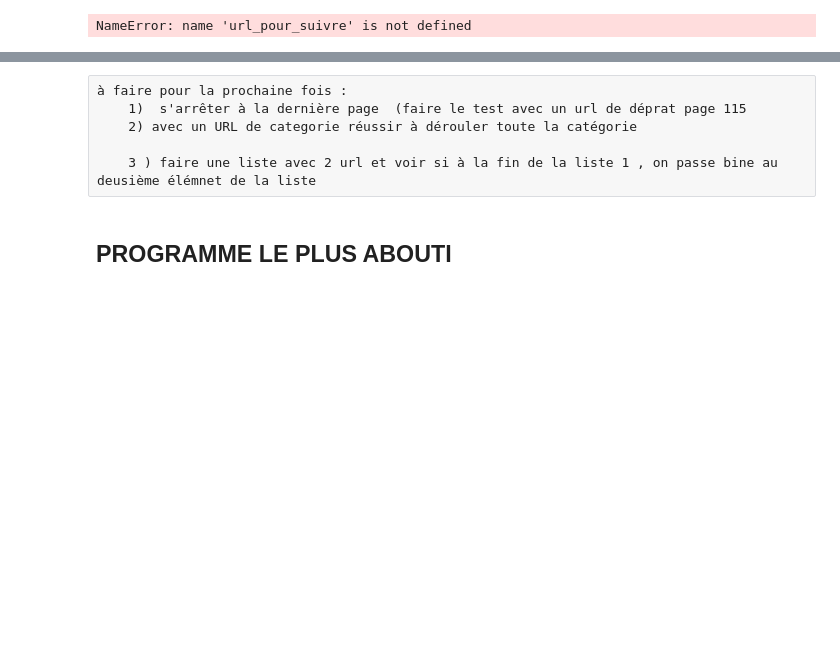
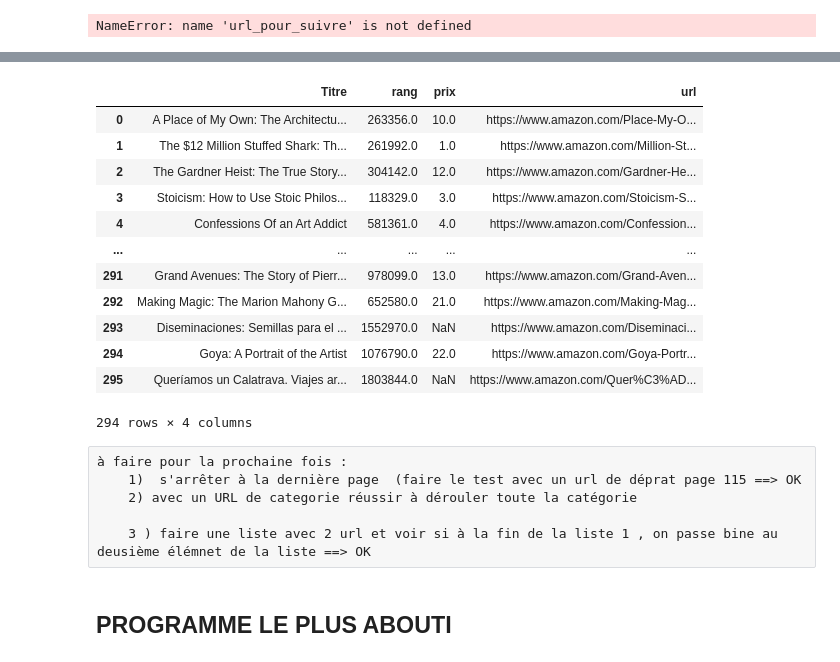
Before and after one commit to thomasgassin/kindle-scrapper, a Jupyter notebook: notebooks/NoteBook.ipynb, the cells around one changed output, grey strips where cells are left out. Drawn from its saved outputs; the diff is of its cells as text; code cells hidden in the pictures; blank space fills up the shorter version.

```diff
--- a/notebooks/NoteBook.ipynb
+++ b/notebooks/NoteBook.ipynb
@@ -254,9 +270,27 @@ data
+# %%
+data2 = data.drop_duplicates()
+# %%
+pd.DataFrame(data2)
+# %% [output]
+|  | Titre | rang | prix | url |
+| 0 | A Place of My Own: The Architectu... | 263356.0 | 10.0 | https://www.amazon.com/Place-My-O... |
+| 1 | The $12 Million Stuffed Shark: Th... | 261992.0 | 1.0 | https://www.amazon.com/Million-St... |
+| 2 | The Gardner Heist: The True Story... | 304142.0 | 12.0 | https://www.amazon.com/Gardner-He... |
+| 3 | Stoicism: How to Use Stoic Philos... | 118329.0 | 3.0 | https://www.amazon.com/Stoicism-S... |
+| 4 | Confessions Of an Art Addict | 581361.0 | 4.0 | https://www.amazon.com/Confession... |
+| ... | ... | ... | ... | ... |
+| 291 | Grand Avenues: The Story of Pierr... | 978099.0 | 13.0 | https://www.amazon.com/Grand-Aven... |
+| 292 | Making Magic: The Marion Mahony G... | 652580.0 | 21.0 | https://www.amazon.com/Making-Mag... |
+| 293 | Diseminaciones: Semillas para el ... | 1552970.0 | NaN | https://www.amazon.com/Diseminaci... |
+| 294 | Goya: A Portrait of the Artist | 1076790.0 | 22.0 | https://www.amazon.com/Goya-Portr... |
+| 295 | Queríamos un Calatrava. Viajes ar... | 1803844.0 | NaN | https://www.amazon.com/Quer%C3%AD... |
+294 rows × 4 columns
 # %% [raw]
 à faire pour la prochaine fois :
-    1)  s'arrêter à la dernière page  (faire le test avec un url de déprat page 115
+    1)  s'arrêter à la dernière page  (faire le test avec un url de déprat page 115 ==> OK
     2) avec un URL de categorie réussir à dérouler toute la catégorie
 
-    3 ) faire une liste avec 2 url et voir si à la fin de la liste 1 , on passe bine au deusième élémnet de la liste
+    3 ) faire une liste avec 2 url et voir si à la fin de la liste 1 , on passe bine au deusième élémnet de la liste ==> OK
 # %% [markdown]
 ## PROGRAMME LE PLUS ABOUTI
 # %%
```
Also changed, not shown: parts of 8 cells of this notebook.
